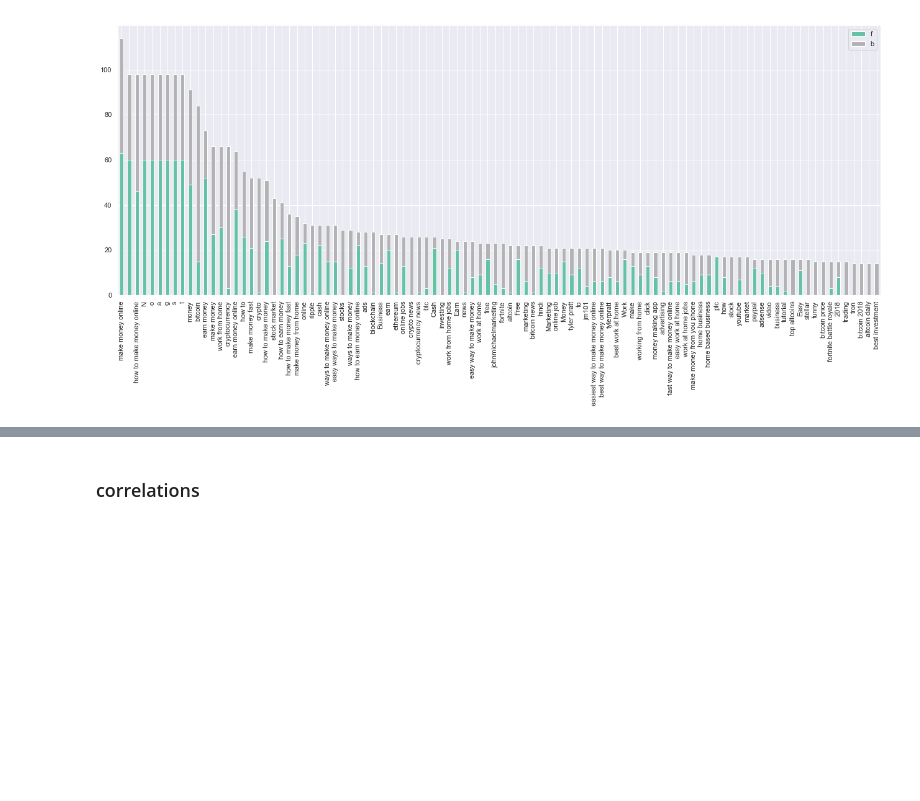
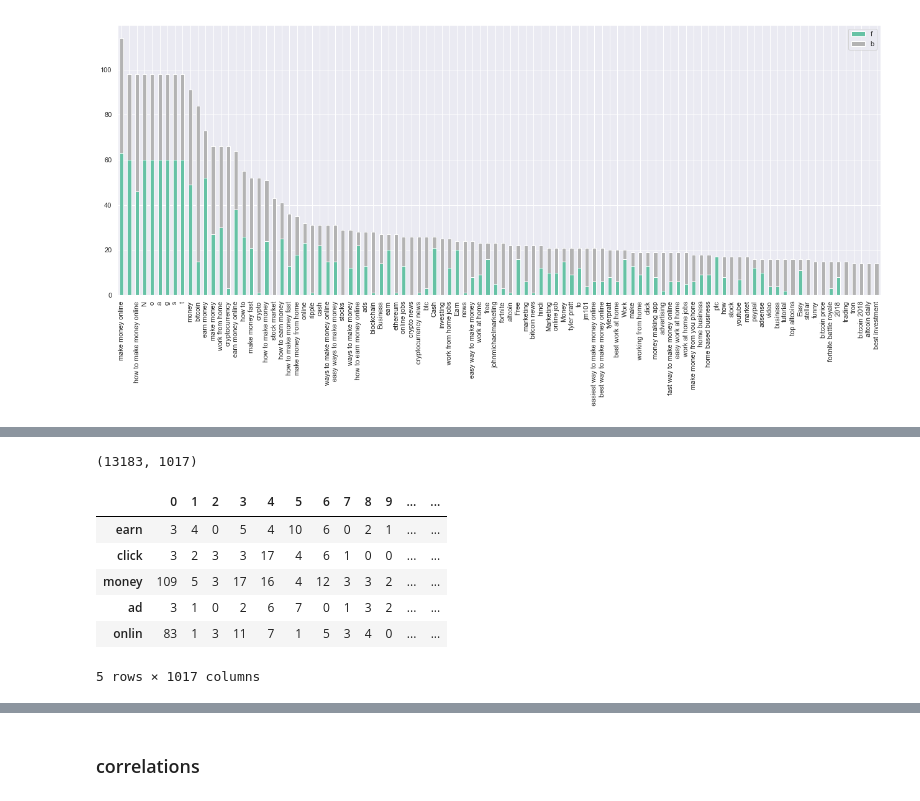
Before and after one commit to izdar/YouFraud-Refactored, a Jupyter notebook: Classifier/model_search/2 - eda.ipynb, the cells around one changed output, grey strips where cells are left out. Cells and saved outputs as stored; diff of their text form; code cells hidden in the pictures; blank space fills up the shorter version.

```diff
--- a/Classifier/model_search/2 - eda.ipynb
+++ b/Classifier/model_search/2 - eda.ipynb
@@ -256,0 +261,5 @@ top_n = 100
+# %%
+enc = CountVectorizer()
+data_x = enc.fit_transform(data['feature'])
+
+data_x.shape
@@ -256,0 +318,16 @@ top_n = 100
+# %%
+info_df = pd.DataFrame.from_records(data_x.toarray().T)
+info_df['info'] = infos
+info_df.index = tokenlist
+info_df.sort_values('info', ascending=False, inplace=True)
+print(info_df.shape)
+info_df.head()
+# %% [output]
+(13183, 1017)
+|  | 0 | 1 | 2 | 3 | 4 | 5 | 6 | 7 | 8 | 9 | ... | ... |
+| earn | 3 | 4 | 0 | 5 | 4 | 10 | 6 | 0 | 2 | 1 | ... | ... |
+| click | 3 | 2 | 3 | 3 | 17 | 4 | 6 | 1 | 0 | 0 | ... | ... |
+| money | 109 | 5 | 3 | 17 | 16 | 4 | 12 | 3 | 3 | 2 | ... | ... |
+| ad | 3 | 1 | 0 | 2 | 6 | 7 | 0 | 1 | 3 | 2 | ... | ... |
+| onlin | 83 | 1 | 3 | 11 | 7 | 1 | 5 | 3 | 4 | 0 | ... | ... |
+5 rows × 1017 columns
```
Also changed, not shown: parts of 12 cells of this notebook, 1 other file.
